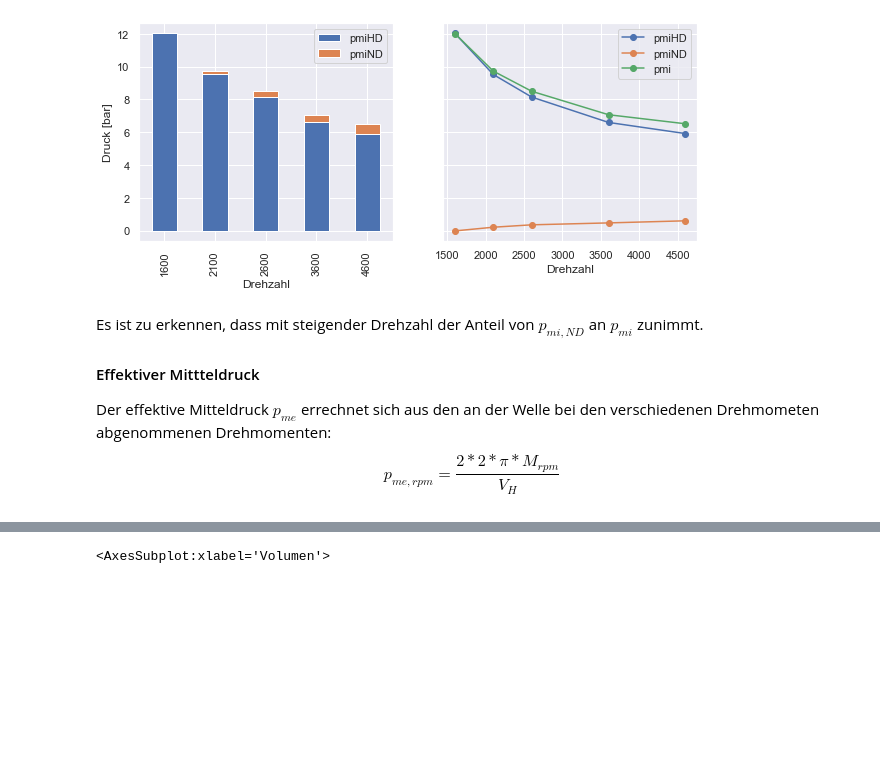
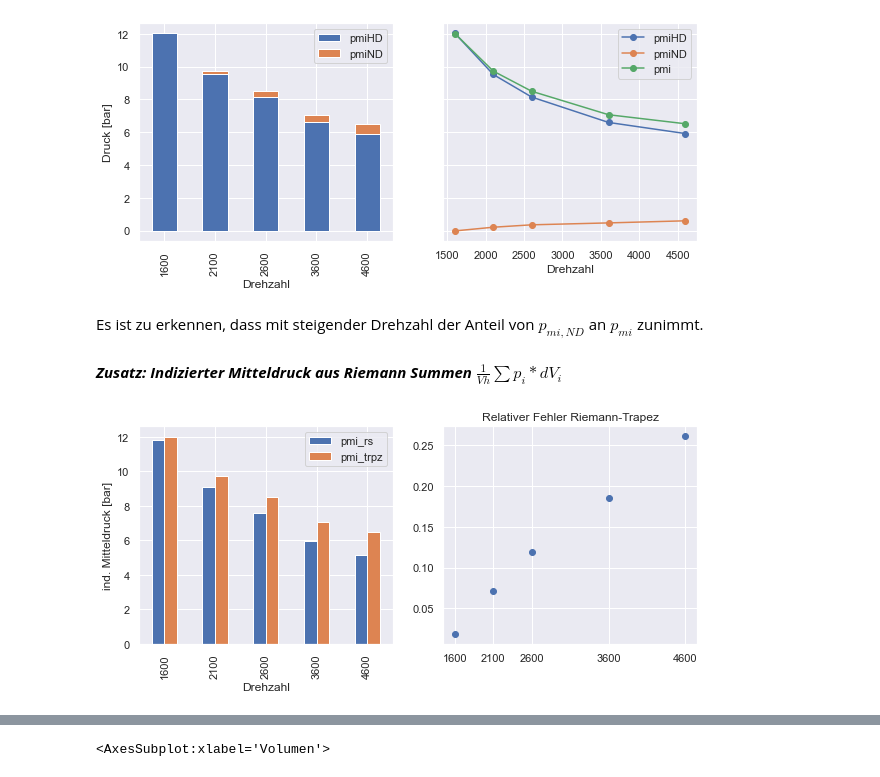
Before and after one commit to marcussteinbacher/kfzlu, a Jupyter notebook: Protokoll.ipynb, the cells around one changed output, grey strips where cells are left out. Drawn from its saved outputs; the diff is of its cells as text; code cells hidden in the pictures; blank space fills up the shorter version.

```diff
--- a/Protokoll.ipynb
+++ b/Protokoll.ipynb
@@ -392,10 +394,23 @@ df_pm
 | 4 | 4600 | 5.914980 | 0.597398 | 6.512377 |
 [figure]
 # %% [markdown]
-Es ist zu erkennen, dass mit steigender Drehzahl der Anteil von $p_{mi,ND}$ an $p_{mi}$ zunimmt.
-
-#### Effektiver Mittteldruck
-Der effektive Mitteldruck $p_{me}$ errechnet sich aus den an der Welle bei den verschiedenen Drehmometen abgenommenen Drehmomenten: <br>
-$$
-p_{me,rpm} = \frac{2*2*\pi*M_{rpm}}{V_H}
-$$
+Es ist zu erkennen, dass mit steigender Drehzahl der Anteil von $p_{mi,ND}$ an $p_{mi}$ zunimmt. <br>
+<br>
+***Zusatz: Indizierter Mitteldruck aus Riemann Summen $\frac{1}{Vh} \sum p_i*dV_i$***
+# %%
+df["dV"] = df.loc[:,"Volumen"].diff()
+df["pmi_rs"] = df["dV"]*df["P_ZYLm"]/Vh
+df_pmi = df.groupby(by="Drehzahl",as_index=False).sum().loc[:,["Drehzahl","pmi_rs"]]
+df_pmi.rename(columns={"pmi":"pmi_rs"},inplace=True)
+df_pmi["pmi_trpz"] = df_pm["pmi"]
+df_pmi["delta"] = abs((df_pmi["pmi_trpz"]-df_pmi["pmi_rs"])/df_pmi["pmi_rs"])
+
+fig, (ax1,ax2) = plt.subplots(1,2,figsize=(10,4))
+df_pmi.iloc[:,:-1].plot(kind="bar",x="Drehzahl",ax=ax1)
+plt.title("Relativer Fehler Riemann-Trapez")
+ax1.set_ylabel("ind. Mitteldruck [bar]")
+ax2.plot(df_pmi["Drehzahl"],df_pmi["delta"],"o")
+ax2.set_xticks(RPMs)
+plt.show()
+# %% [output]
+[figure, added]
```
Also changed, not shown: parts of 36 cells of this notebook.
